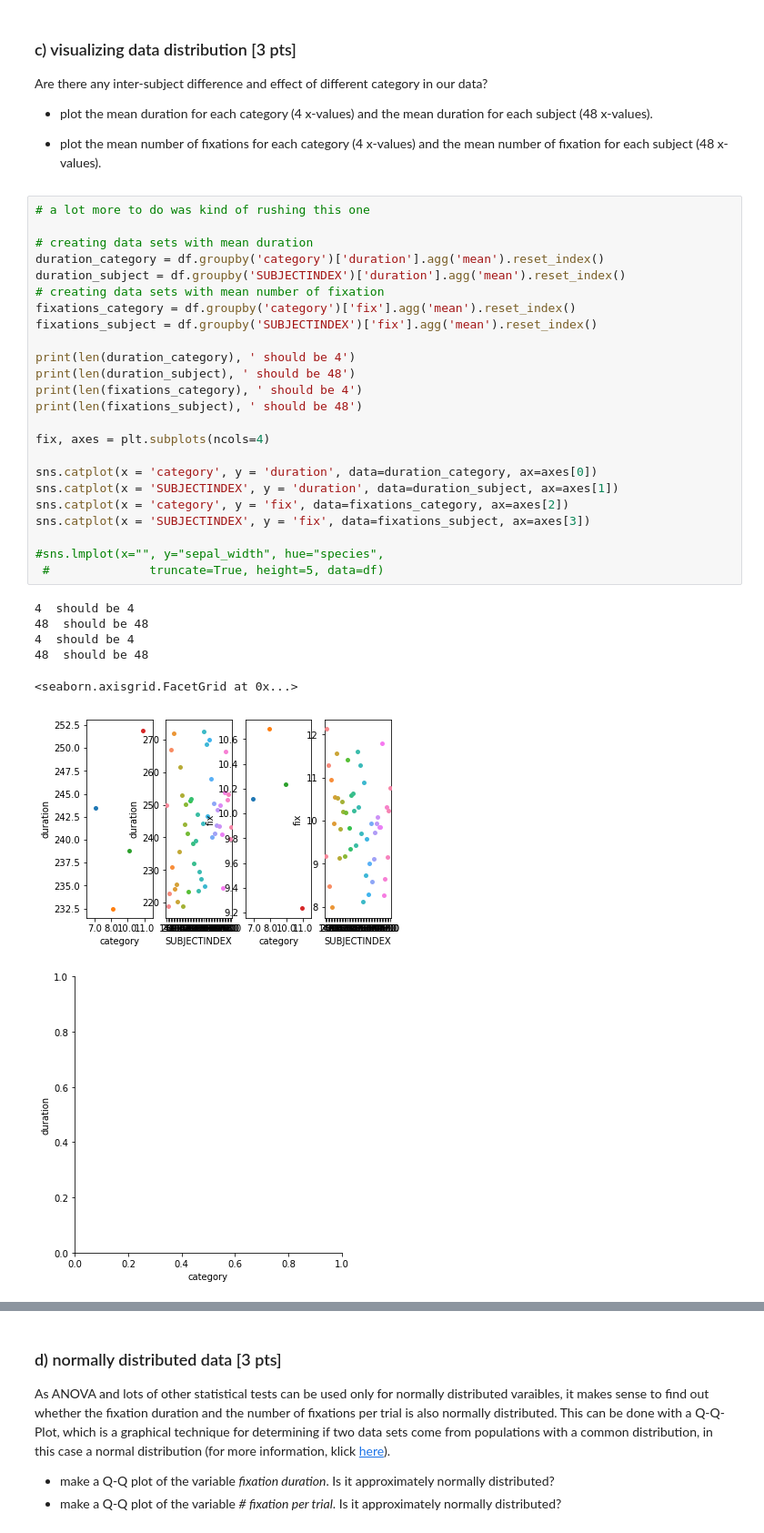
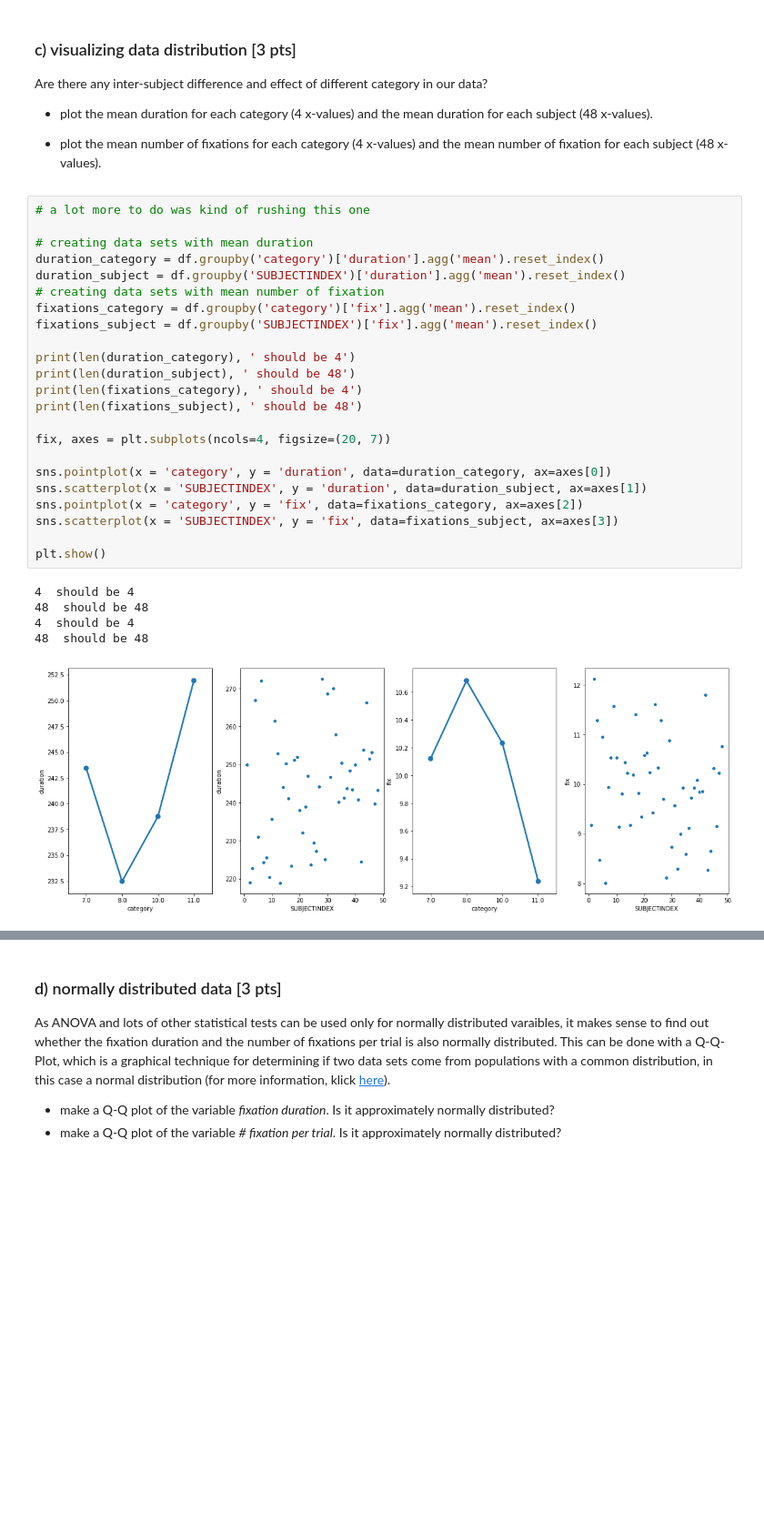
Before and after one commit to NBP-ACC/week-7-acc10, a Jupyter notebook: Sheet05.ipynb, the cells around one changed output, grey strips where cells are left out. Shown: that part at 91% size. Cells and saved outputs as stored; diff of their text form; blank space fills up the shorter version.

```diff
--- a/Sheet05.ipynb
+++ b/Sheet05.ipynb
@@ -170,32 +174,29 @@ Are there any inter-subject difference and effect of different category in our d
 # %%
 # a lot more to do was kind of rushing this one
 
 # creating data sets with mean duration
 duration_category = df.groupby('category')['duration'].agg('mean').reset_index()
 duration_subject = df.groupby('SUBJECTINDEX')['duration'].agg('mean').reset_index()
 # creating data sets with mean number of fixation
 fixations_category = df.groupby('category')['fix'].agg('mean').reset_index()
 fixations_subject = df.groupby('SUBJECTINDEX')['fix'].agg('mean').reset_index()
 
 print(len(duration_category), ' should be 4')
 print(len(duration_subject), ' should be 48')
 print(len(fixations_category), ' should be 4')
 print(len(fixations_subject), ' should be 48')
 
-fix, axes = plt.subplots(ncols=4)
+fix, axes = plt.subplots(ncols=4, figsize=(20, 7))
 
-sns.catplot(x = 'category', y = 'duration', data=duration_category, ax=axes[0])
-sns.catplot(x = 'SUBJECTINDEX', y = 'duration', data=duration_subject, ax=axes[1])
-sns.catplot(x = 'category', y = 'fix', data=fixations_category, ax=axes[2])
-sns.catplot(x = 'SUBJECTINDEX', y = 'fix', data=fixations_subject, ax=axes[3])
+sns.pointplot(x = 'category', y = 'duration', data=duration_category, ax=axes[0])
+sns.scatterplot(x = 'SUBJECTINDEX', y = 'duration', data=duration_subject, ax=axes[1])
+sns.pointplot(x = 'category', y = 'fix', data=fixations_category, ax=axes[2])
+sns.scatterplot(x = 'SUBJECTINDEX', y = 'fix', data=fixations_subject, ax=axes[3])
 
-#sns.lmplot(x="", y="sepal_width", hue="species",
- #              truncate=True, height=5, data=df)
+plt.show()
 # %% [output]
 4  should be 4
 48  should be 48
 4  should be 4
 48  should be 48
-<seaborn.axisgrid.FacetGrid at 0x...>
-[figure, old version]
+[figure, new version]
-[figure, removed]
```
Also changed, not shown: parts of 15 cells of this notebook.
